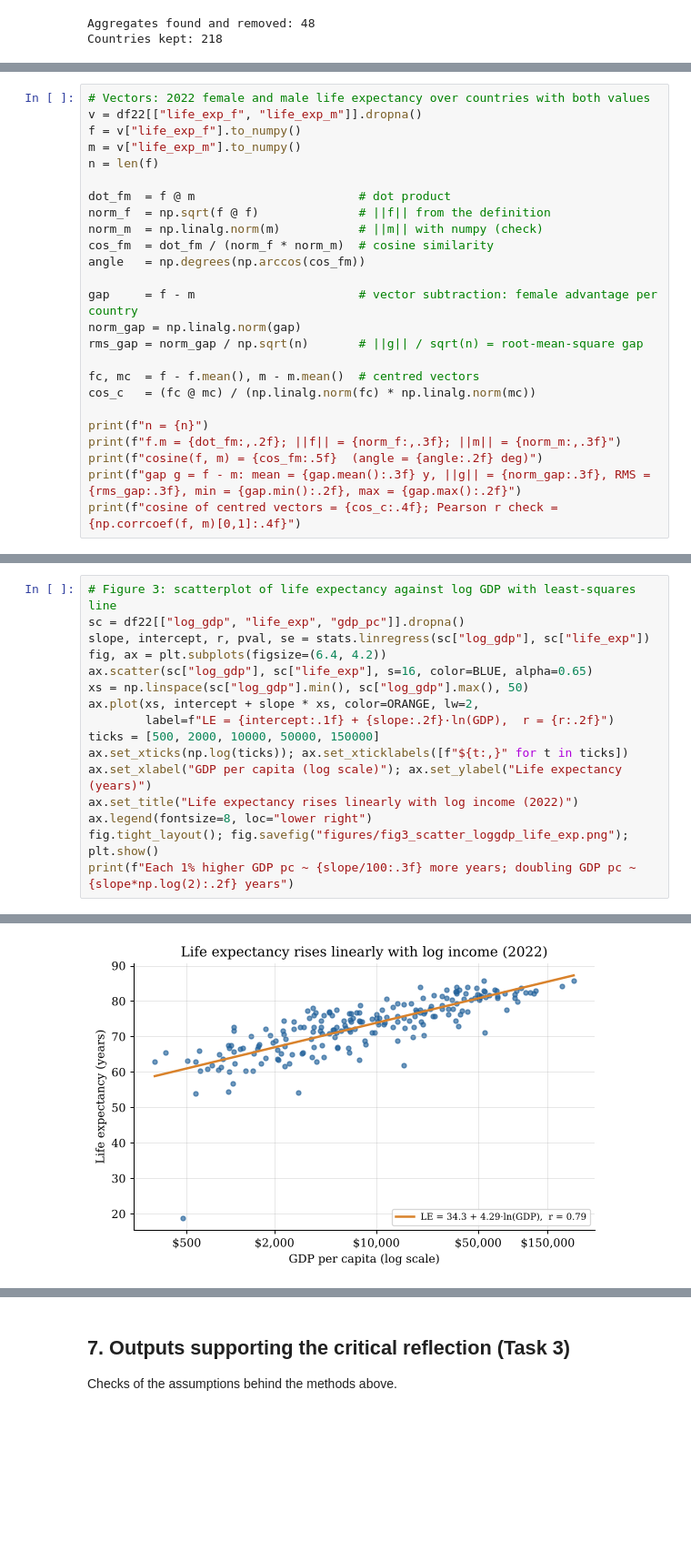
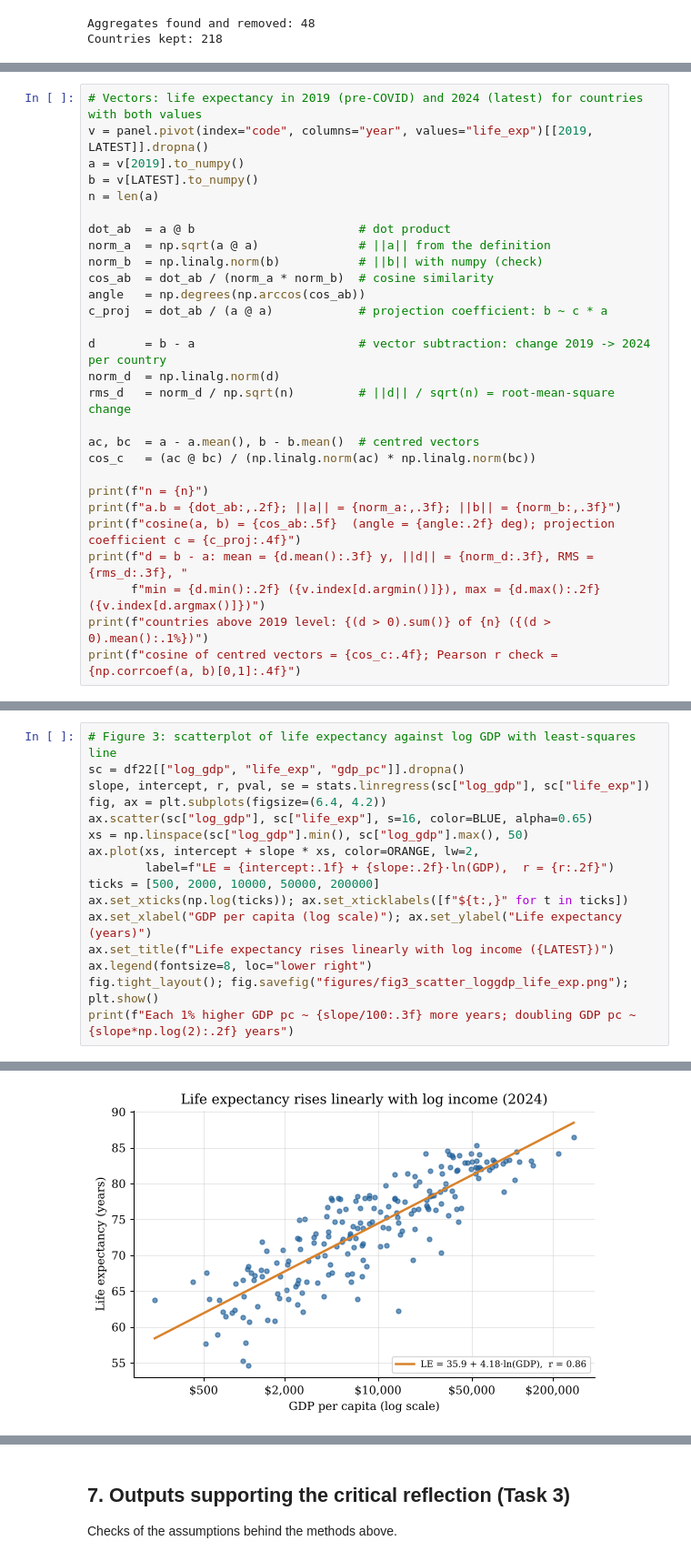
Before and after one commit to abshivks-ass/CMP-L045-0-WDI-analysis, a Jupyter notebook: StudentName.ipynb, the cells around one changed output, grey strips where cells are left out. Shown at 91% size. Cells and saved outputs as stored; diff of their text form; blank space fills up the shorter version.

```diff
--- a/StudentName.ipynb
+++ b/StudentName.ipynb
@@ -203,27 +221,30 @@ After **centering** ($\tilde{\mathbf f}=\mathbf f-\bar f\mathbf 1$) the cosine e
 # %%
-# Vectors: 2022 female and male life expectancy over countries with both values
-v = df22[["life_exp_f", "life_exp_m"]].dropna()
-f = v["life_exp_f"].to_numpy()
-m = v["life_exp_m"].to_numpy()
-n = len(f)
+# Vectors: life expectancy in 2019 (pre-COVID) and 2024 (latest) for countries with both values
+v = panel.pivot(index="code", columns="year", values="life_exp")[[2019, LATEST]].dropna()
+a = v[2019].to_numpy()
+b = v[LATEST].to_numpy()
+n = len(a)
 
-dot_fm  = f @ m                       # dot product
-norm_f  = np.sqrt(f @ f)              # ||f|| from the definition
-norm_m  = np.linalg.norm(m)           # ||m|| with numpy (check)
-cos_fm  = dot_fm / (norm_f * norm_m)  # cosine similarity
-angle   = np.degrees(np.arccos(cos_fm))
+dot_ab  = a @ b                       # dot product
+norm_a  = np.sqrt(a @ a)              # ||a|| from the definition
+norm_b  = np.linalg.norm(b)           # ||b|| with numpy (check)
+cos_ab  = dot_ab / (norm_a * norm_b)  # cosine similarity
+angle   = np.degrees(np.arccos(cos_ab))
+c_proj  = dot_ab / (a @ a)            # projection coefficient: b ~ c * a
 
-gap     = f - m                       # vector subtraction: female advantage per country
-norm_gap = np.linalg.norm(gap)
-rms_gap = norm_gap / np.sqrt(n)       # ||g|| / sqrt(n) = root-mean-square gap
+d       = b - a                       # vector subtraction: change 2019 -> 2024 per country
+norm_d  = np.linalg.norm(d)
+rms_d   = norm_d / np.sqrt(n)         # ||d|| / sqrt(n) = root-mean-square change
 
-fc, mc  = f - f.mean(), m - m.mean()  # centred vectors
-cos_c   = (fc @ mc) / (np.linalg.norm(fc) * np.linalg.norm(mc))
+ac, bc  = a - a.mean(), b - b.mean()  # centred vectors
+cos_c   = (ac @ bc) / (np.linalg.norm(ac) * np.linalg.norm(bc))
 
 print(f"n = {n}")
-print(f"f.m = {dot_fm:,.2f}; ||f|| = {norm_f:,.3f}; ||m|| = {norm_m:,.3f}")
-print(f"cosine(f, m) = {cos_fm:.5f}  (angle = {angle:.2f} deg)")
-print(f"gap g = f - m: mean = {gap.mean():.3f} y, ||g|| = {norm_gap:.3f}, RMS = {rms_gap:.3f}, min = {gap.min():.2f}, max = {gap.max():.2f}")
-print(f"cosine of centred vectors = {cos_c:.4f}; Pearson r check = {np.corrcoef(f, m)[0,1]:.4f}")
+print(f"a.b = {dot_ab:,.2f}; ||a|| = {norm_a:,.3f}; ||b|| = {norm_b:,.3f}")
+print(f"cosine(a, b) = {cos_ab:.5f}  (angle = {angle:.2f} deg); projection coefficient c = {c_proj:.4f}")
+print(f"d = b - a: mean = {d.mean():.3f} y, ||d|| = {norm_d:.3f}, RMS = {rms_d:.3f}, "
+      f"min = {d.min():.2f} ({v.index[d.argmin()]}), max = {d.max():.2f} ({v.index[d.argmax()]})")
+print(f"countries above 2019 level: {(d > 0).sum()} of {n} ({(d > 0).mean():.1%})")
+print(f"cosine of centred vectors = {cos_c:.4f}; Pearson r check = {np.corrcoef(a, b)[0,1]:.4f}")
 # %% [output]
 n = 218
@@ -530,10 +558,10 @@ ax.scatter(sc["log_gdp"], sc["life_exp"], s=16, color=BLUE, alpha=0.65)
 xs = np.linspace(sc["log_gdp"].min(), sc["log_gdp"].max(), 50)
 ax.plot(xs, intercept + slope * xs, color=ORANGE, lw=2,
         label=f"LE = {intercept:.1f} + {slope:.2f}·ln(GDP),  r = {r:.2f}")
-ticks = [500, 2000, 10000, 50000, 150000]
+ticks = [500, 2000, 10000, 50000, 200000]
 ax.set_xticks(np.log(ticks)); ax.set_xticklabels([f"${t:,}" for t in ticks])
 ax.set_xlabel("GDP per capita (log scale)"); ax.set_ylabel("Life expectancy (years)")
-ax.set_title("Life expectancy rises linearly with log income (2022)")
+ax.set_title(f"Life expectancy rises linearly with log income ({LATEST})")
 ax.legend(fontsize=8, loc="lower right")
 fig.tight_layout(); fig.savefig("figures/fig3_scatter_loggdp_life_exp.png"); plt.show()
 print(f"Each 1% higher GDP pc ~ {slope/100:.3f} more years; doubling GDP pc ~ {slope*np.log(2):.2f} years")
@@ -542,4 +570,4 @@ Each 1% higher GDP pc ~ 0.043 more years; doubling GDP pc ~ 2.98 years
-[figure, old version]
+[figure, new version]
 # %%
 # Figure 4: boxplots of life expectancy by self-defined income group, with IQR / outlier fences
 grp = df22.dropna(subset=["life_exp", "income_grp"])
```
Also changed, not shown: parts of 32 cells of this notebook, 36 other files.
